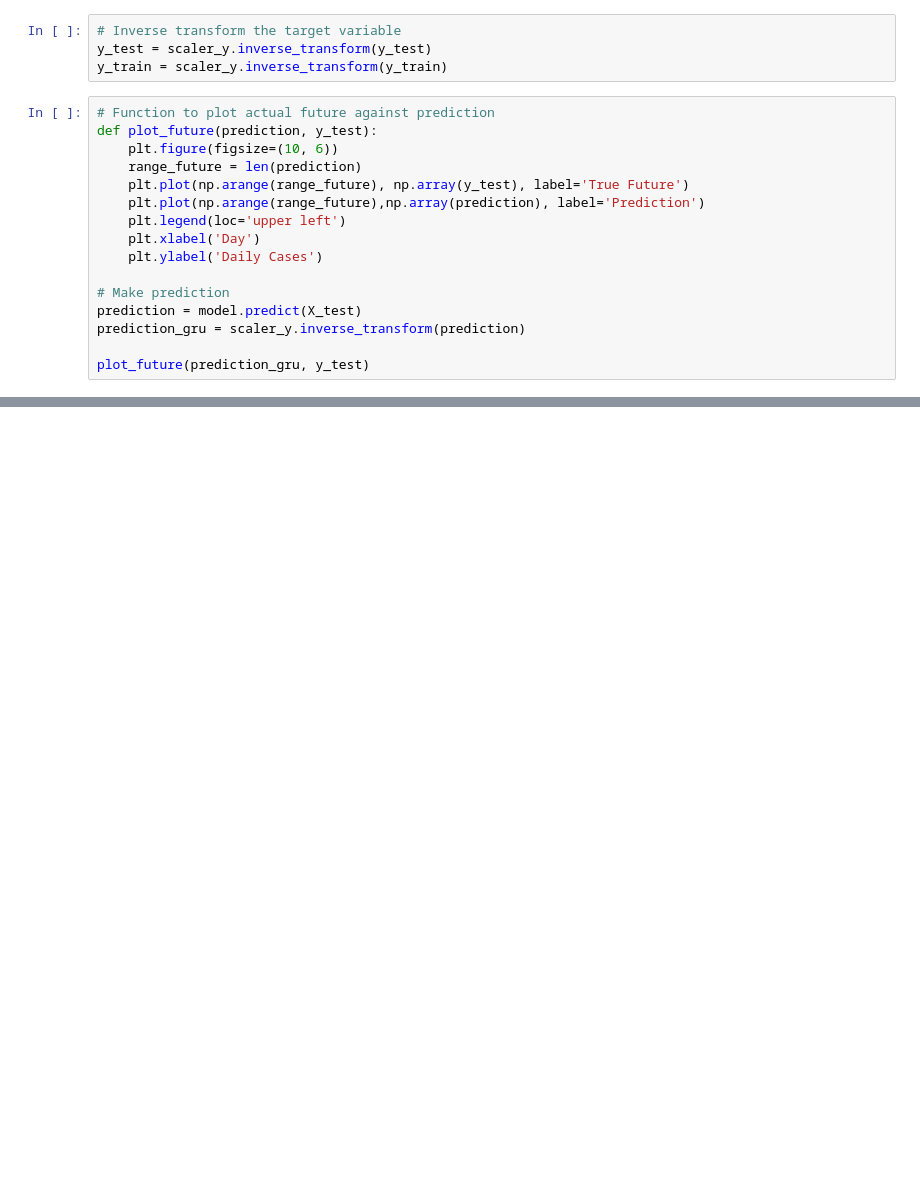
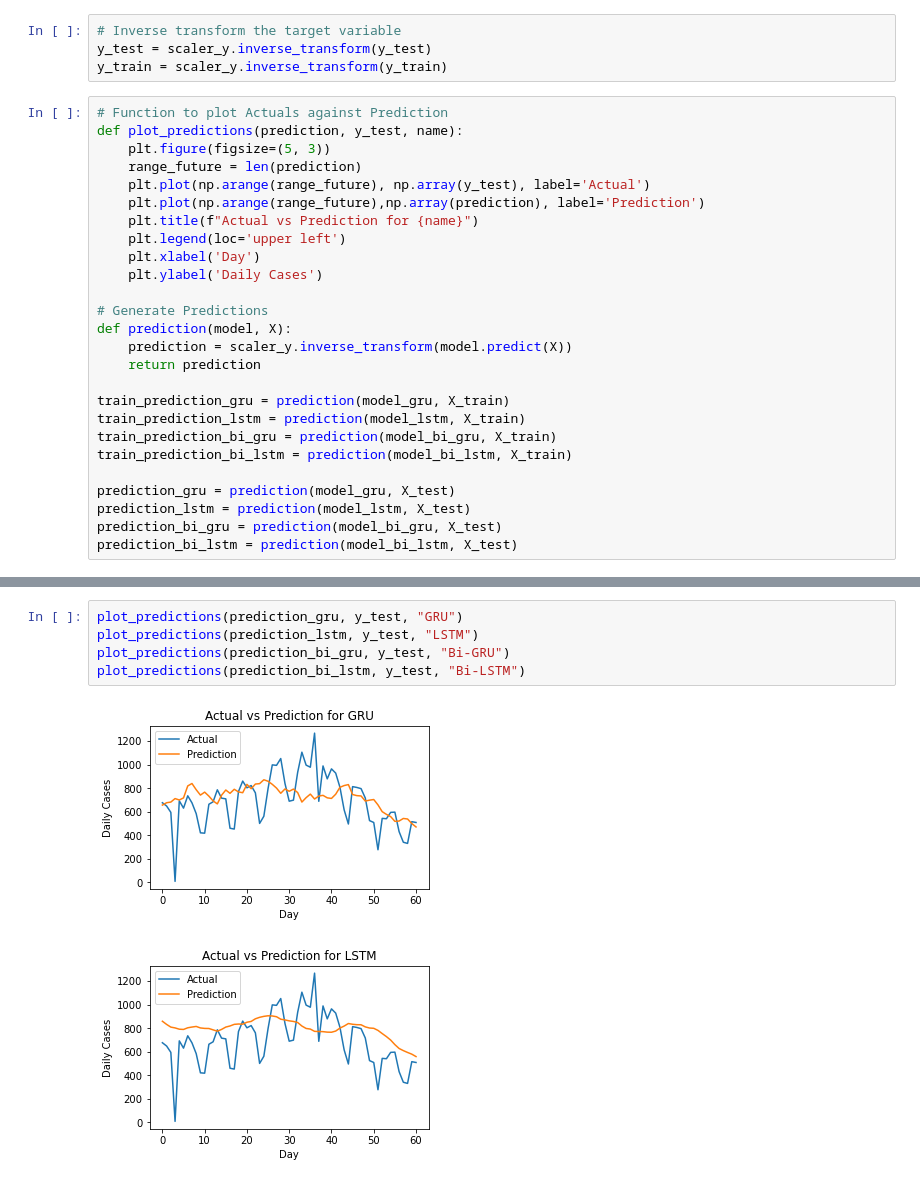
Before and after one commit to bhatiavr/cs109b-final-project-111, a Jupyter notebook: src/Raghu - cs109b-wastewater-covid-forecasting.ipynb, the cells around one changed output, grey strips where cells are left out. Cells and saved outputs as stored; diff of their text form; blank space fills up the shorter version.

```diff
--- a/src/Raghu - cs109b-wastewater-covid-forecasting.ipynb
+++ b/src/Raghu - cs109b-wastewater-covid-forecasting.ipynb
@@ -765,19 +854,29 @@ plot_loss(history)
 y_test = scaler_y.inverse_transform(y_test)
 y_train = scaler_y.inverse_transform(y_train)
 # %%
-# Function to plot actual future against prediction
-def plot_future(prediction, y_test):
-    plt.figure(figsize=(10, 6))
+# Function to plot Actuals against Prediction
+def plot_predictions(prediction, y_test, name):
+    plt.figure(figsize=(5, 3))
     range_future = len(prediction)
-    plt.plot(np.arange(range_future), np.array(y_test), label='True Future')
+    plt.plot(np.arange(range_future), np.array(y_test), label='Actual')
     plt.plot(np.arange(range_future),np.array(prediction), label='Prediction')
+    plt.title(f"Actual vs Prediction for {name}")
     plt.legend(loc='upper left')
     plt.xlabel('Day')
     plt.ylabel('Daily Cases')
 
-# Make prediction
-prediction = model.predict(X_test)
-prediction_gru = scaler_y.inverse_transform(prediction)
+# Generate Predictions
+def prediction(model, X):
+    prediction = scaler_y.inverse_transform(model.predict(X))
+    return prediction
 
-plot_future(prediction_gru, y_test)
+train_prediction_gru = prediction(model_gru, X_train)
+train_prediction_lstm = prediction(model_lstm, X_train)
+train_prediction_bi_gru = prediction(model_bi_gru, X_train)
+train_prediction_bi_lstm = prediction(model_bi_lstm, X_train)
+
+prediction_gru = prediction(model_gru, X_test)
+prediction_lstm = prediction(model_lstm, X_test)
+prediction_bi_gru = prediction(model_bi_gru, X_test)
+prediction_bi_lstm = prediction(model_bi_lstm, X_test)
 # %% [output]
@@ -784,0 +887,8 @@ plot_future(prediction_gru, y_test)
+# %%
+plot_predictions(prediction_gru, y_test, "GRU")
+plot_predictions(prediction_lstm, y_test, "LSTM")
+plot_predictions(prediction_bi_gru, y_test, "Bi-GRU")
+plot_predictions(prediction_bi_lstm, y_test, "Bi-LSTM")
+# %% [output]
+[figure, added]
+[figure, added]
```
Also changed, not shown: parts of 14 cells of this notebook.
